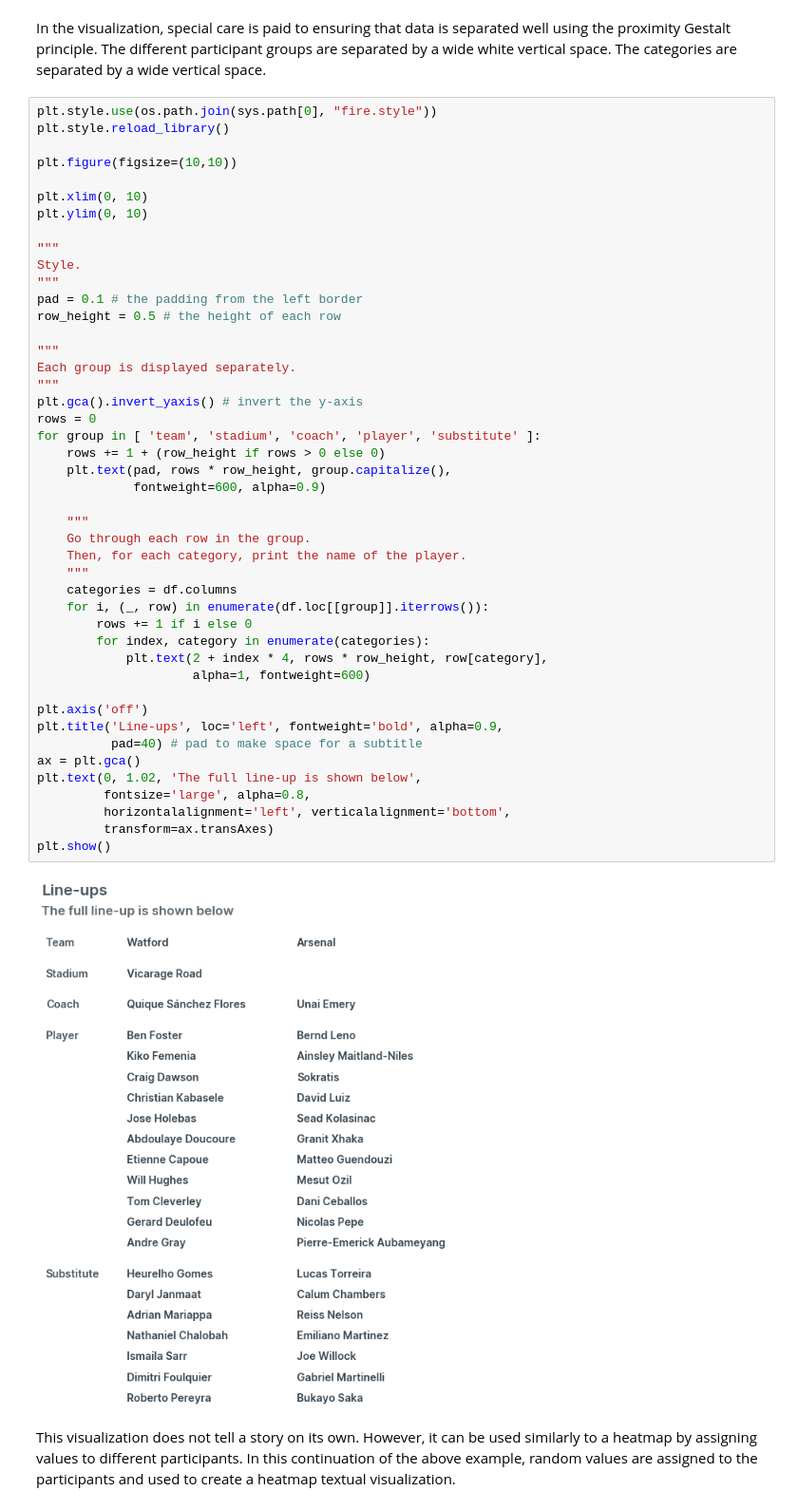
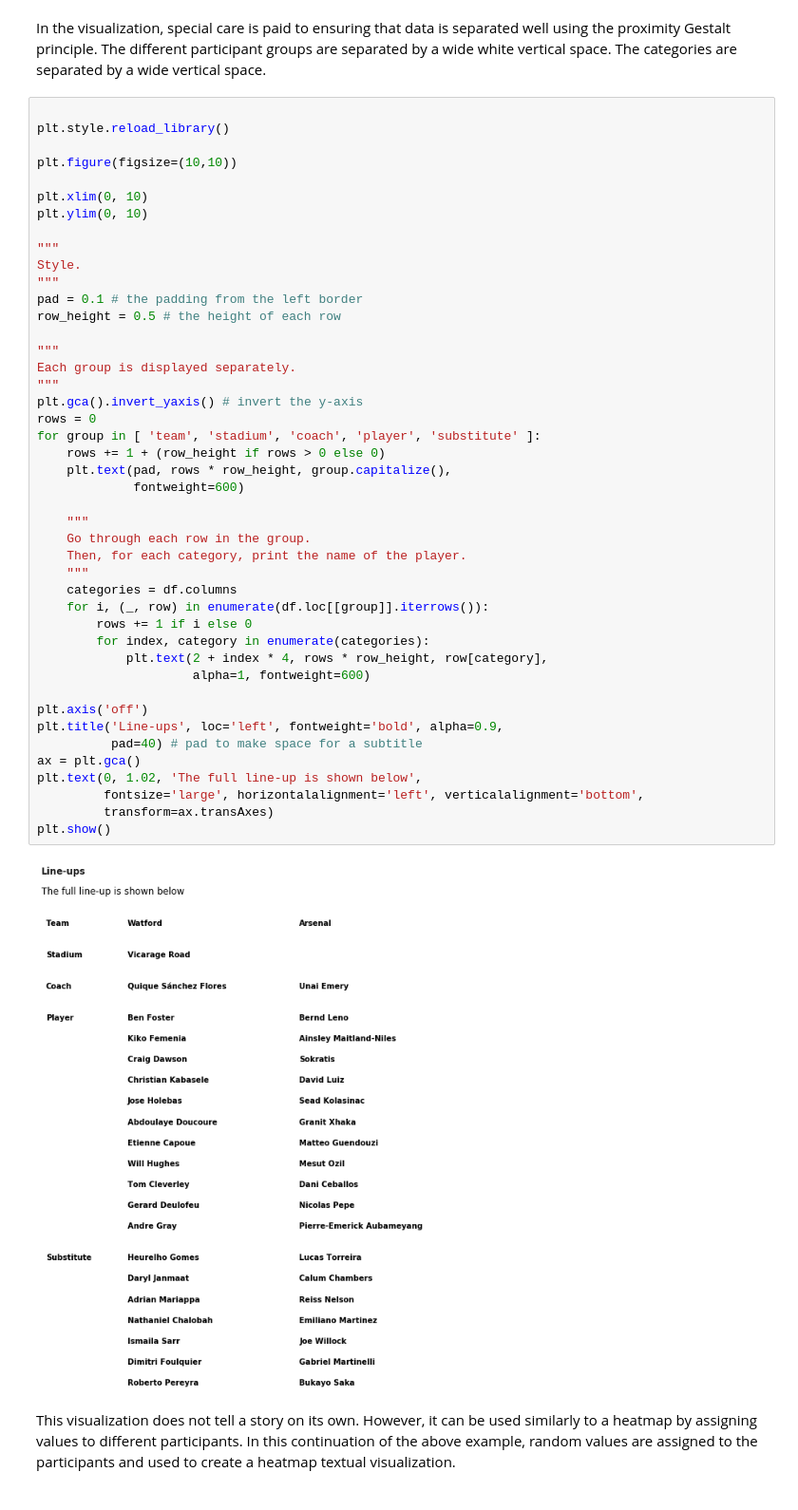
Before and after one commit to NicholasMamo/EvenTDT, a Jupyter notebook: notebooks/Visualizations/Text.ipynb, the cells around one changed output. Shown: that part at 95% size. Cells and saved outputs as stored; diff of their text form.

```diff
--- a/notebooks/Visualizations/Text.ipynb
+++ b/notebooks/Visualizations/Text.ipynb
@@ -155,7 +155,7 @@ df
 # %% [markdown]
 In the visualization, special care is paid to ensuring that data is separated well using the proximity Gestalt principle. The different participant groups are separated by a wide white vertical space. The categories are separated by a wide vertical space.
 # %%
-plt.style.use(os.path.join(sys.path[0], "fire.style"))
+
 plt.style.reload_library()
 
 plt.figure(figsize=(10,10))
@@ -170,37 +170,36 @@ pad = 0.1 # the padding from the left border
 row_height = 0.5 # the height of each row
 
 """
 Each group is displayed separately.
 """
 plt.gca().invert_yaxis() # invert the y-axis
 rows = 0
 for group in [ 'team', 'stadium', 'coach', 'player', 'substitute' ]:
     rows += 1 + (row_height if rows > 0 else 0)
     plt.text(pad, rows * row_height, group.capitalize(),
-             fontweight=600, alpha=0.9)
+             fontweight=600)
 
     """
     Go through each row in the group.
     Then, for each category, print the name of the player.
     """
     categories = df.columns
     for i, (_, row) in enumerate(df.loc[[group]].iterrows()):
         rows += 1 if i else 0
         for index, category in enumerate(categories):
             plt.text(2 + index * 4, rows * row_height, row[category],
                      alpha=1, fontweight=600)
 
 plt.axis('off')
 plt.title('Line-ups', loc='left', fontweight='bold', alpha=0.9,
           pad=40) # pad to make space for a subtitle
 ax = plt.gca()
 plt.text(0, 1.02, 'The full line-up is shown below',
-         fontsize='large', alpha=0.8,
-         horizontalalignment='left', verticalalignment='bottom',
+         fontsize='large', horizontalalignment='left', verticalalignment='bottom',
          transform=ax.transAxes)
 plt.show()
 # %% [output]
-[figure, old version]
+[figure, new version]
 # %% [markdown]
 This visualization does not tell a story on its own. However, it can be used similarly to a heatmap by assigning values to different participants. In this continuation of the above example, random values are assigned to the participants and used to create a heatmap textual visualization.
 # %%
```
Also changed, not shown: parts of 11 cells of this notebook.
